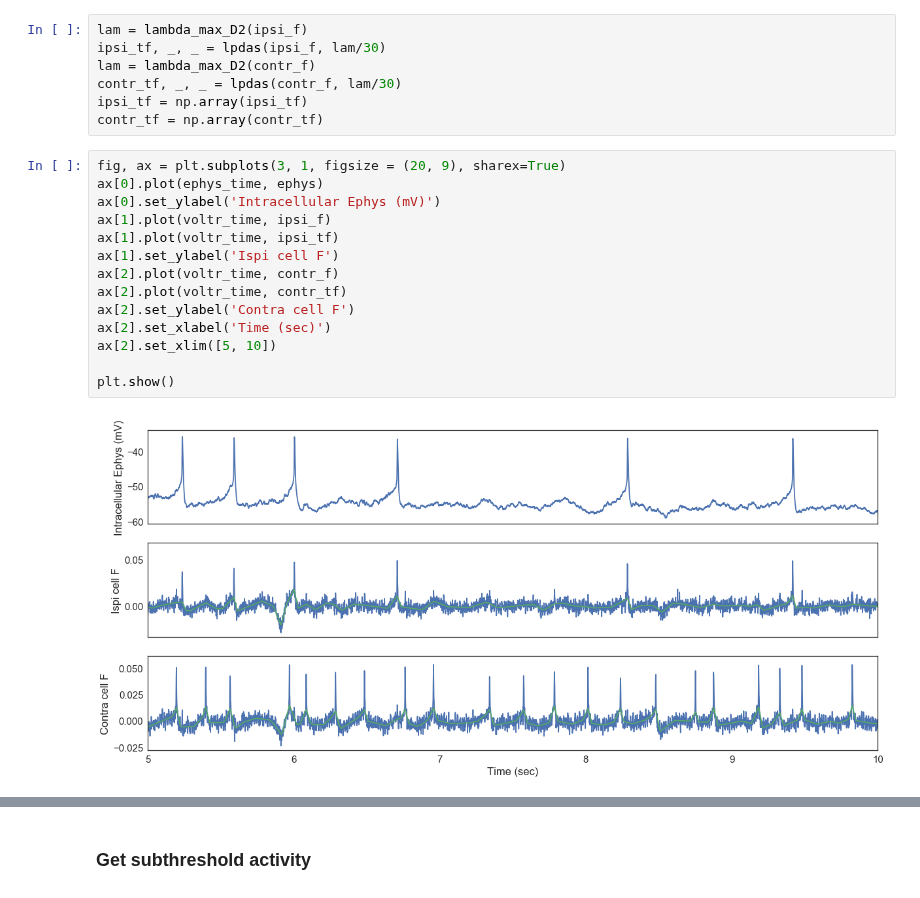
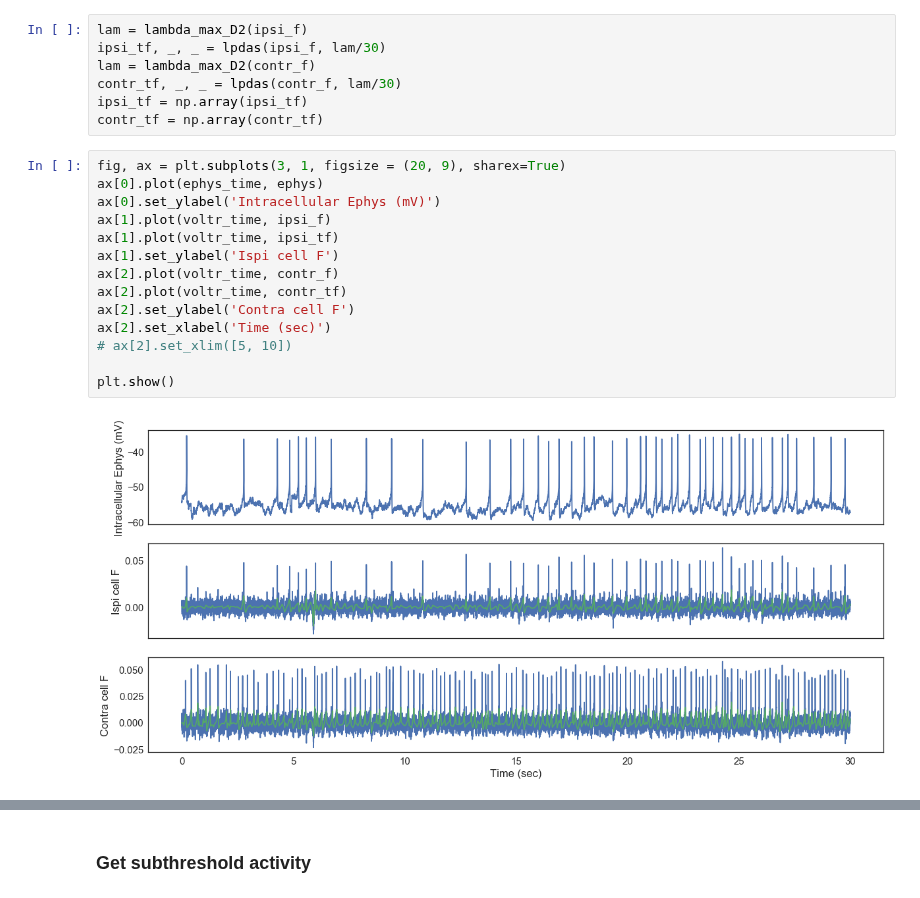
Before and after one commit to zqwei/fish_processing, a Jupyter notebook: notebooks/simEphysVoltron_YS.ipynb, the cells around one changed output, grey strips where cells are left out. Cells and saved outputs as stored; diff of their text form.

```diff
--- a/notebooks/simEphysVoltron_YS.ipynb
+++ b/notebooks/simEphysVoltron_YS.ipynb
@@ -72,16 +72,16 @@ contr_tf = np.array(contr_tf)
 # %%
 fig, ax = plt.subplots(3, 1, figsize = (20, 9), sharex=True)
 ax[0].plot(ephys_time, ephys)
 ax[0].set_ylabel('Intracellular Ephys (mV)')
 ax[1].plot(voltr_time, ipsi_f)
 ax[1].plot(voltr_time, ipsi_tf)
 ax[1].set_ylabel('Ispi cell F')
 ax[2].plot(voltr_time, contr_f)
 ax[2].plot(voltr_time, contr_tf)
 ax[2].set_ylabel('Contra cell F')
 ax[2].set_xlabel('Time (sec)')
-ax[2].set_xlim([5, 10])
+# ax[2].set_xlim([5, 10])
 
 plt.show()
 # %% [output]
-[figure, old version]
+[figure, new version]
```
Also changed, not shown: parts of 2 cells of this notebook, 7 other files.
